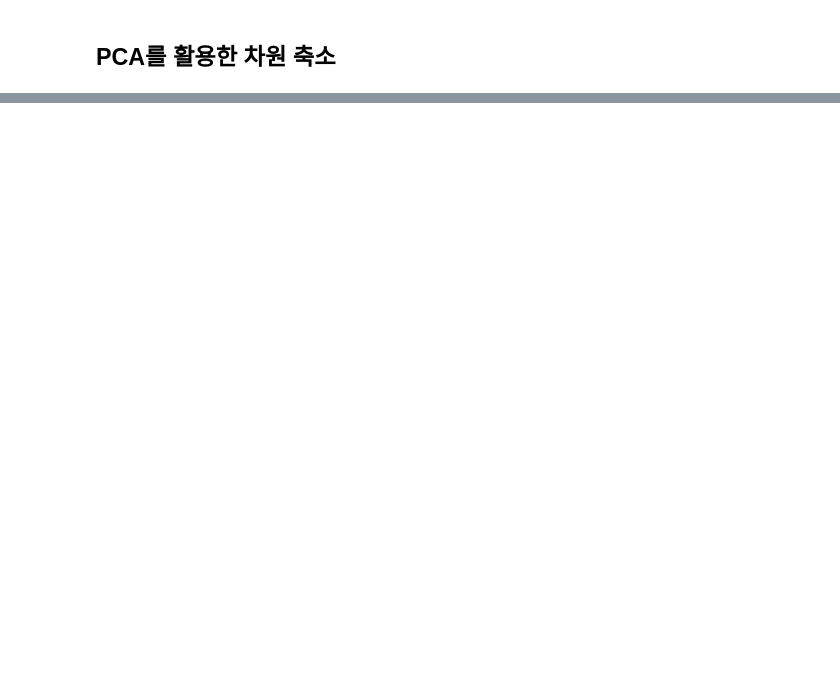
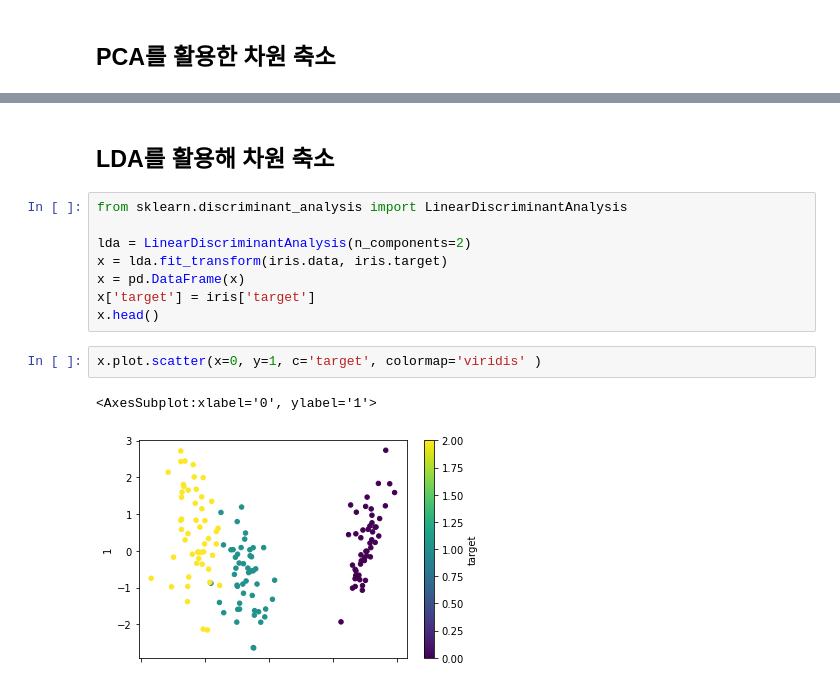
Before and after one commit to gasbugs/ML20221011, a Jupyter notebook: 03_머신러닝 알고리즘과 평가/19일차 - 차원 축소.ipynb, the cells around one changed output, grey strips where cells are left out. Drawn from its saved outputs; the diff is of its cells as text; blank space fills up the shorter version.

```diff
--- a/03_머신러닝 알고리즘과 평가/19일차 - 차원 축소.ipynb
+++ b/03_머신러닝 알고리즘과 평가/19일차 - 차원 축소.ipynb
@@ -26,0 +37,15 @@ x.plot.scatter(x=0, y=1, c='target', colormap='viridis' )
+# %% [markdown]
+## LDA를 활용해 차원 축소
+# %%
+from sklearn.discriminant_analysis import LinearDiscriminantAnalysis
+
+lda = LinearDiscriminantAnalysis(n_components=2)
+x = lda.fit_transform(iris.data, iris.target)
+x = pd.DataFrame(x)
+x['target'] = iris['target']
+x.head()
+# %%
+x.plot.scatter(x=0, y=1, c='target', colormap='viridis' )
+# %% [output]
+<AxesSubplot:xlabel='0', ylabel='1'>
+[figure, added]
```
Also changed, not shown: parts of 4 cells of this notebook.
